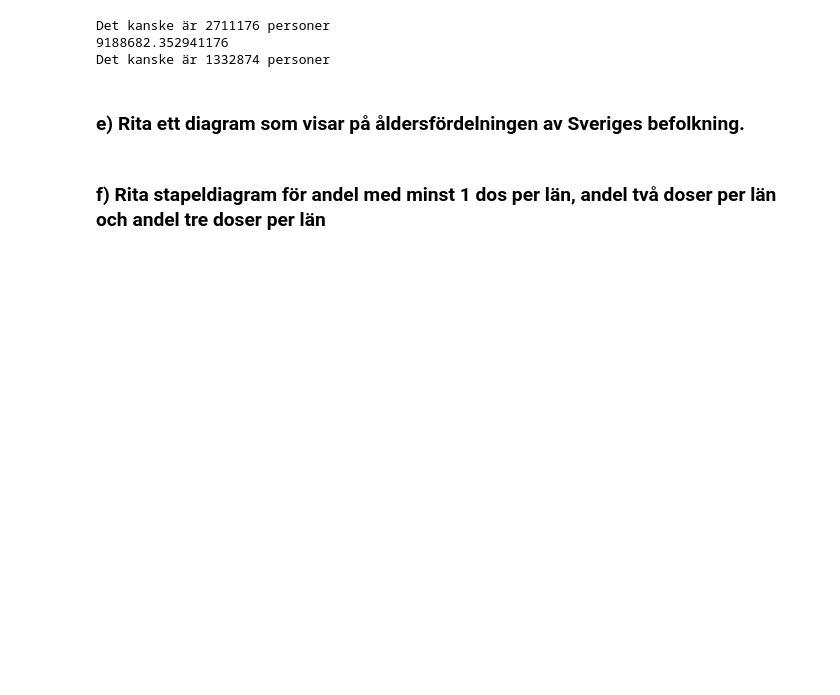
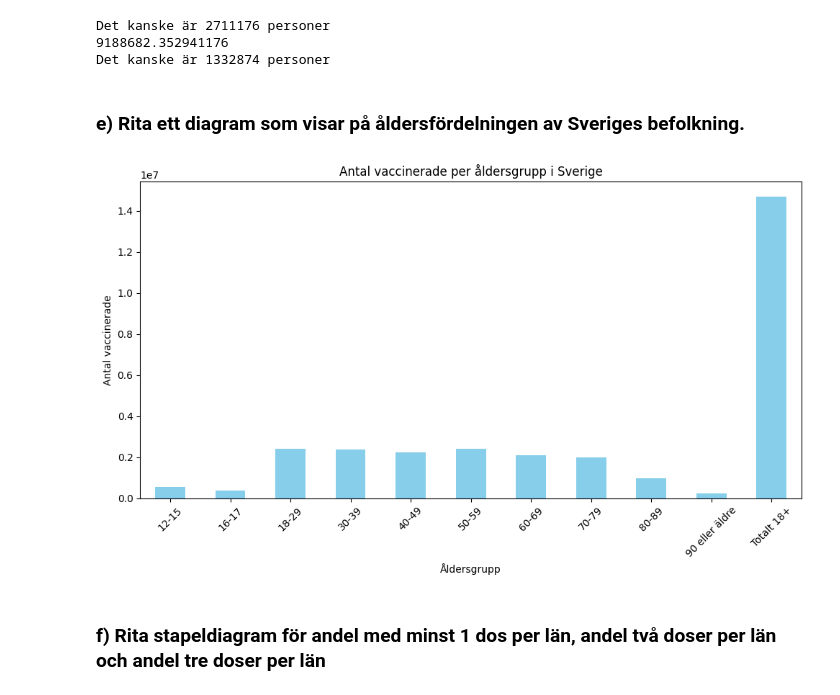
Before and after one commit to JohanNilsStje/Databehandling-Johan-Nilsen-Stjernquist, a Jupyter notebook: Labbar/Labb1/covid_final.ipynb, the cells around one changed output. Saved outputs shown, nothing was run; the diff lists cells and outputs as text; code cells hidden in the pictures; blank space fills up the shorter version.

```diff
--- a/Labbar/Labb1/covid_final.ipynb
+++ b/Labbar/Labb1/covid_final.ipynb
@@ -140,8 +140,9 @@ plt.show()
 vaccine_data = pd.read_excel("data/Folkhalsomyndigheten_Covid19_Vaccine.xlsx")
 vaccine_kommun = pd.read_excel("data/Folkhalsomyndigheten_Covid19_Vaccine.xlsx", sheet_name="Vaccinerade kommun")
 vaccine_sex = pd.read_excel("data/Folkhalsomyndigheten_Covid19_Vaccine.xlsx", sheet_name="Vaccinerade kön")
+vaccine_data_ages = pd.read_excel("data/Folkhalsomyndigheten_Covid19_Vaccine.xlsx", sheet_name="Dos 1 till 3 per åldersgrupp")
 
 vaccine_data.columns
 
-vaccine_kommun.columns
+vaccine_data_ages.columns
 # %% [output]
@@ -208,2 +207,23 @@ Det kanske är 1332874 personer
+# %%
+# Börja här imorgon (2023-11-14)
+import matplotlib.pyplot as plt
+
+# Preparing the data for the plot
+# Grouping the data by age group and summing the number of vaccinated people
+age_group_vaccination_totals = vaccine_data_ages.groupby('Åldersgrupp')['Antal vaccinerade'].sum()
+
+# Plotting the data
+plt.figure(figsize=(10, 6))
+age_group_vaccination_totals.plot(kind='bar', color='skyblue')
+plt.title('Antal vaccinerade per åldersgrupp i Sverige')
+plt.xlabel('Åldersgrupp')
+plt.ylabel('Antal vaccinerade')
+plt.xticks(rotation=45)
+plt.tight_layout()
+plt.savefig("Visualiseringar/Antal_vaccinerade_per_aldersgrupp_sverige") # Saves the figure to Visualiseringar
+# Showing the plot
+plt.show()
+# %% [output]
+[figure, added]
 # %% [markdown]
 ### f) Rita stapeldiagram för andel med minst 1 dos per län, andel två doser per län och andel tre doser per län
```
Also changed, not shown: parts of 5 cells of this notebook, 5 other files.
